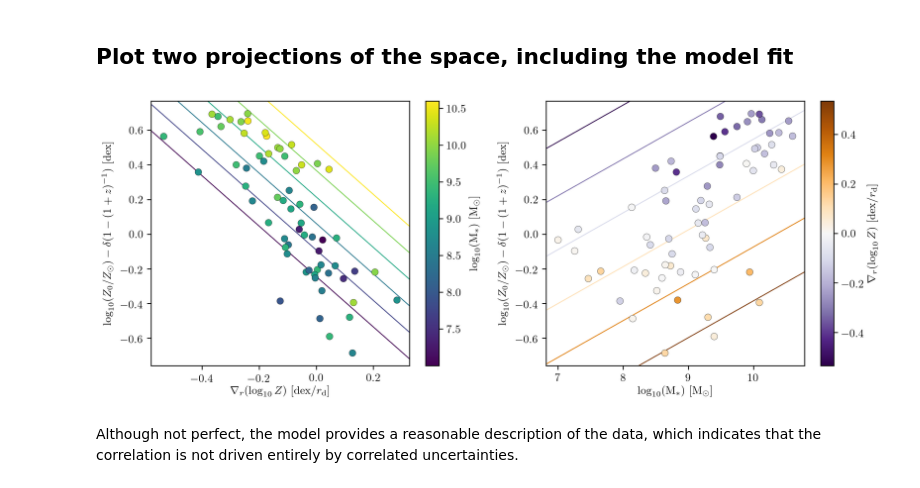
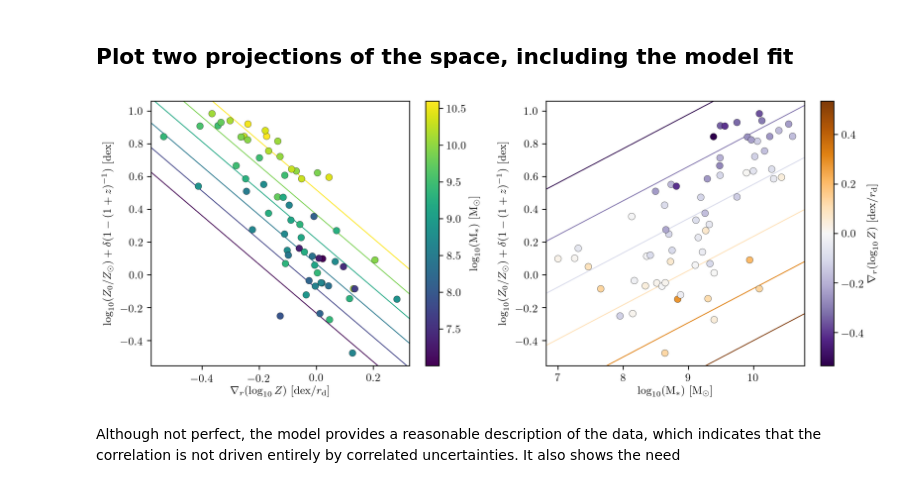
Before and after one commit to cartondj/MZdZ_plane, a Jupyter notebook: hyperplane_fitting.ipynb, the cells around one changed output. Cells and saved outputs as stored; diff of their text form; code cells hidden in the pictures.

Commit message:
add redshift correction in final plot

```diff
--- a/hyperplane_fitting.ipynb
+++ b/hyperplane_fitting.ipynb
@@ -328,37 +326,40 @@ def plot_model_fit(ax, sm, param):
             mass = plot_z
         elif param == 'dlogZ':
             mass = plot_x
             dlogZ = plot_z
         color = sm.to_rgba(plot_z)
         plot_y = fit_alpha + fit_beta * (mass-9.) + fit_gamma * dlogZ + fit_delta/(1.+0.)
         ax.plot(plot_x, plot_y, c=color, zorder=-2, lw=0.8)
     ax.set_xlim(xlim)
     ax.set_ylim(ylim)
 
 
 fig, (ax1, ax2) = plt.subplots(1, 2, figsize=(10,4), dpi=300, tight_layout=True)
 
-s = ax1.scatter(data['dlogZ'], data['logZ0'], c=data['logM'], ec='k', lw=0.2)
+#correct logZ0 to redshift (z=0) using model fit delta
+y = data['logZ0'] + fit_delta * (1. - 1./(1.+z))
+s = ax1.scatter(data['dlogZ'], y, c=data['logM'], ec='k', lw=0.2)
 plot_model_fit(ax1, s, 'logM')
 cbar1 = plt.colorbar(s, ax=ax1)
 
 ax1.set_xlabel(r"$\nabla_r(\log_{10}Z)\ [{\rm dex}/r_{\rm d}]$")
-ax1.set_ylabel(r"$\log_{10}(Z_0/Z_\odot) - \delta (1 - (1+z)^{-1})\ [{\rm dex}]$")
+ax1.set_ylabel(r"$\log_{10}(Z_0/Z_\odot) + \delta (1 - (1+z)^{-1})\ [{\rm dex}]$")
 cbar1.ax.set_ylabel(r"$\log_{10}({\rm M}_\ast)\ [{\rm M}_\odot]$")
 
 #symetric colorbar
 vmax = np.max(np.abs(data['dlogZ']))
-s = ax2.scatter(data['logM'], data['logZ0'], c=data['dlogZ'],
+s = ax2.scatter(data['logM'], y, c=data['dlogZ'],
                vmin=-vmax, vmax=vmax, cmap='PuOr_r', ec='k', lw=0.2)
 plot_model_fit(ax2, s, 'dlogZ')
 cbar2 = plt.colorbar(s, ax=ax2)
 
 ax2.set_xlabel(r"$\log_{10}({\rm M}_\ast)\ [{\rm M}_\odot]$")
-ax2.set_ylabel(r"$\log_{10}(Z_0/Z_\odot) - \delta (1 - (1+z)^{-1})\ [{\rm dex}]$")
+ax2.set_ylabel(r"$\log_{10}(Z_0/Z_\odot) + \delta (1 - (1+z)^{-1})\ [{\rm dex}]$")
 cbar2.ax.set_ylabel(r"$\nabla_r(\log_{10}Z)\ [{\rm dex}/r_{\rm d}]$")
 
 plt.show()
 # %% [output]
-[figure, old version]
+[figure, new version]
 # %% [markdown]
 Although not perfect, the model provides a reasonable description of the data, which indicates that the correlation is not driven entirely by correlated uncertainties.
+It also shows the need
```
Also changed, not shown: parts of 7 cells of this notebook.
